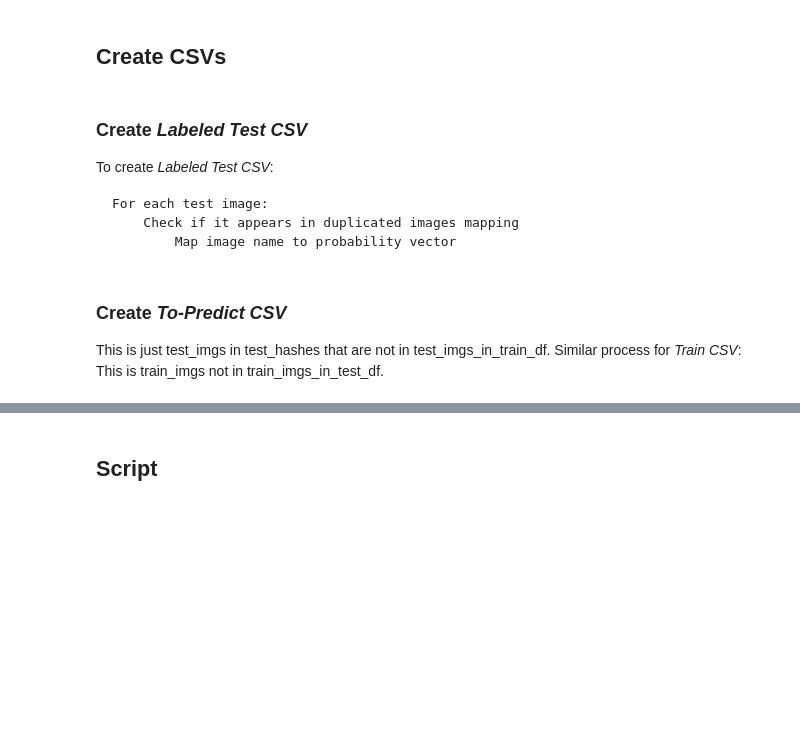
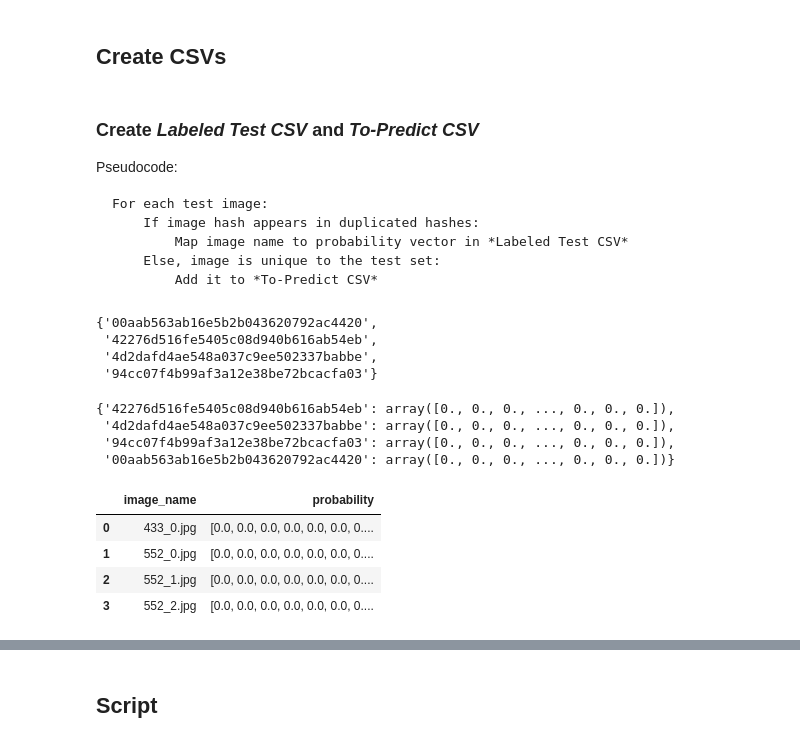
Before and after one commit to bwolfson97/cdiscount_image_classification, a Jupyter notebook: 02_process_duplicates_image_level.ipynb, the cells around one changed output, grey strips where cells are left out. Drawn from its saved outputs; the diff is of its cells as text; code cells hidden in the pictures; blank space fills up the shorter version.

````diff
--- a/02_process_duplicates_image_level.ipynb
+++ b/02_process_duplicates_image_level.ipynb
@@ -220,21 +219,57 @@ one_hot_vector[998] = 1.; one_hot_vector
 array([0., 0., 0., ..., 0., 0., 0.])
 # %%
 # Test probabilty vectors are all correct
-for hash_ in answer:
+for hash_ in hash2categories:
     assert np.all(one_hot_vector == hash2categories[hash_])
 # %% [markdown]
 ## Create CSVs
 # %% [markdown]
-### Create *Labeled Test CSV*
+### Create *Labeled Test CSV* and *To-Predict CSV*
 
-To create *Labeled Test CSV*:
+Pseudocode:
+
 ```
 For each test image:
-    Check if it appears in duplicated images mapping
-        Map image name to probability vector
+    If image hash appears in duplicated hashes:
+        Map image name to probability vector in *Labeled Test CSV*
+    Else, image is unique to the test set:
+        Add it to *To-Predict CSV*
 ```
-# %% [markdown]
-### Create *To-Predict CSV*
-
-This is just test_imgs in test_hashes that are not in test_imgs_in_train_df.
-Similar process for *Train CSV*: This is train_imgs not in train_imgs_in_test_df.
+# %%
+duplicated_hashes
+# %% [output]
+{'00aab563ab16e5b2b043620792ac4420',
+ '42276d516fe5405c08d940b616ab54eb',
+ '4d2dafd4ae548a037c9ee502337babbe',
+ '94cc07f4b99af3a12e38be72bcacfa03'}
+# %%
+hash2categories
+# %% [output]
+{'42276d516fe5405c08d940b616ab54eb': array([0., 0., 0., ..., 0., 0., 0.]),
+ '4d2dafd4ae548a037c9ee502337babbe': array([0., 0., 0., ..., 0., 0., 0.]),
+ '94cc07f4b99af3a12e38be72bcacfa03': array([0., 0., 0., ..., 0., 0., 0.]),
+ '00aab563ab16e5b2b043620792ac4420': array([0., 0., 0., ..., 0., 0., 0.])}
+# %%
+#export
+def get_test_csvs(test_hashes_df, hash2categories: dict):
+    """Returns test images mapped to probability vector and test images to predict on."""
+    duplicated_imgs_idx = test_hashes_df.index.isin(hash2categories)
+    duplicated_test_images_df, unique_test_images_df = test_hashes_df[duplicated_imgs_idx], test_hashes_df[~duplicated_imgs_idx]
+    labeled_test = [
+        (name, hash2categories[hash_])
+        for hash_, name
+        in zip(duplicated_test_images_df.index, duplicated_test_images_df.image_name)
+    ]
+    to_predict = unique_test_images_df.image_name.to_list()
+    labeled_test_df = pd.DataFrame(labeled_test, columns=["image_name", "probability"])
+    to_predict_df = pd.DataFrame(to_predict, columns=["image_name"])
+    return labeled_test_df, to_predict_df
+# %%
+labeled_test_df, to_predict_df = get_test_csvs(test_hashes_df, hash2categories)
+labeled_test_df.head()
+# %% [output]
+|  | image_name | probability |
+| 0 | 433_0.jpg | [0.0, 0.0, 0.0, 0.0, 0.0, 0.0, 0.... |
+| 1 | 552_0.jpg | [0.0, 0.0, 0.0, 0.0, 0.0, 0.0, 0.... |
+| 2 | 552_1.jpg | [0.0, 0.0, 0.0, 0.0, 0.0, 0.0, 0.... |
+| 3 | 552_2.jpg | [0.0, 0.0, 0.0, 0.0, 0.0, 0.0, 0.... |
````
Also changed, not shown: parts of 12 cells of this notebook, 2 other files.
